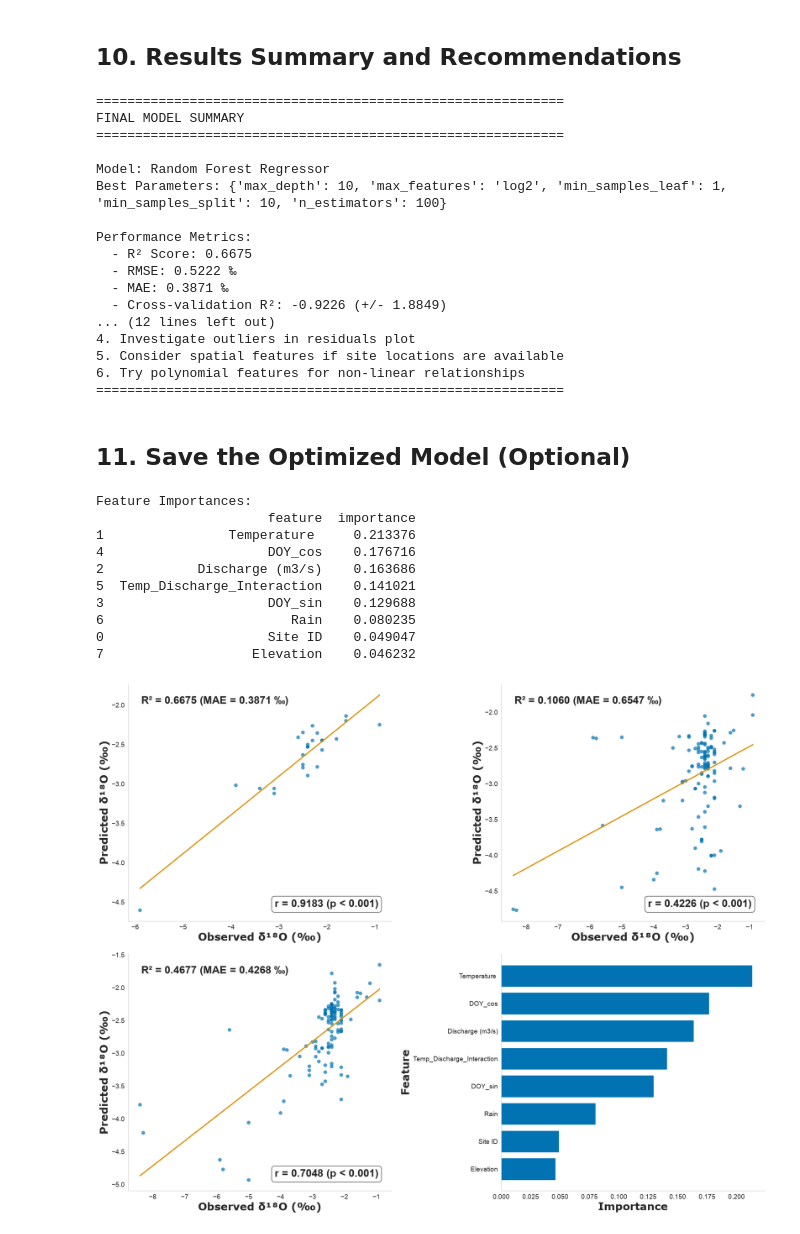
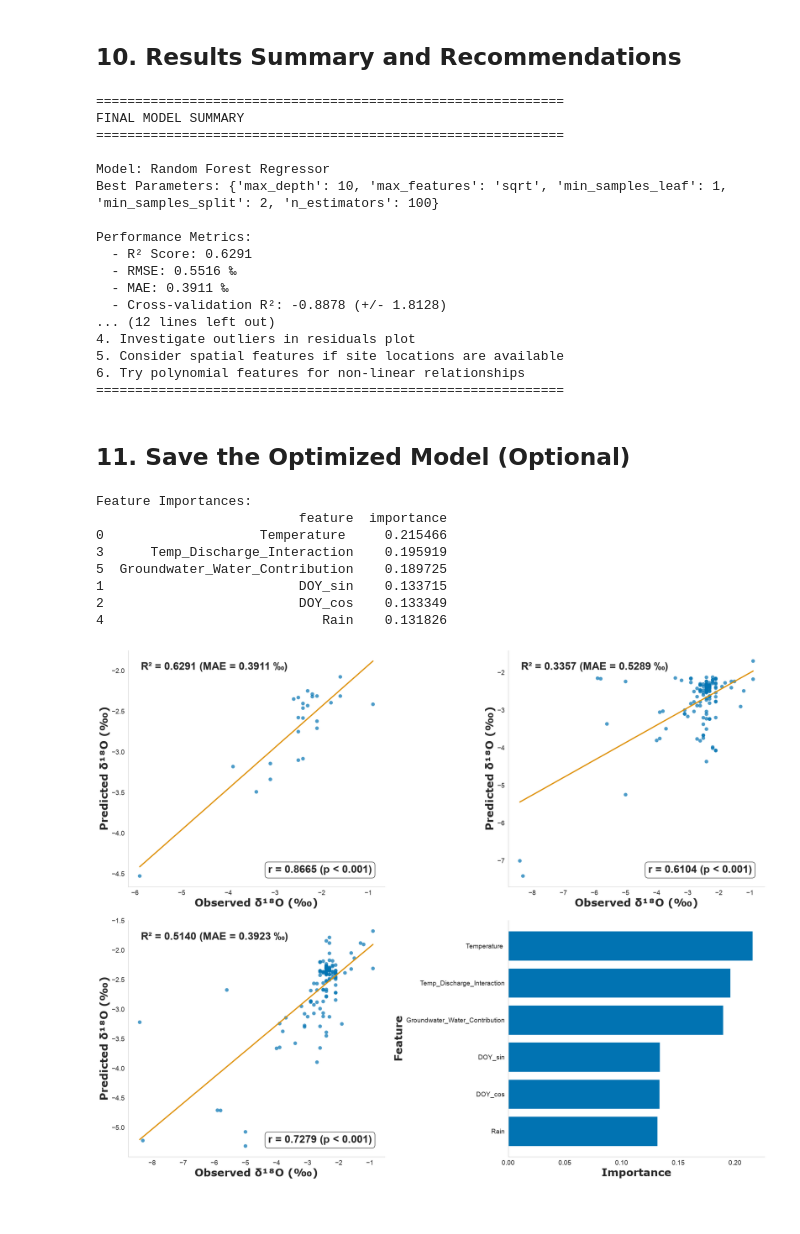
Before and after one commit to kalfaro8/Modeling-Project, a Jupyter notebook: Random-Forest-main/Random_Forest_Improved.ipynb, the cells around one changed output. Cells and saved outputs as stored; diff of their text form; code cells hidden in the pictures.

```diff
--- a/Random-Forest-main/Random_Forest_Improved.ipynb
+++ b/Random-Forest-main/Random_Forest_Improved.ipynb
@@ -49,7 +49,7 @@ plt.rcParams['figure.figsize'] = (10, 6)
 ## 1. Load and Explore Data
 # %%
 # Load data
-df = pd.read_excel("Random Forest Data.xlsx", header=1, usecols="B:L")
+df = pd.read_excel("Random Forest Data.xlsx", header=1, usecols="B:M")
 
 # Filter for stream data
 stream = df[df["Rain or Stream"].str.lower().eq("stream")].copy()
@@ -96,6 +96,7 @@ stream['Temp_Discharge_Interaction'] = stream['Temperature '] * stream['Discharg
 # Add other isotope data as features (they're related to δ18O)
 stream['d_excess'] = stream['d-excess (‰)']
 stream['d2H'] = stream['δ2H']
+stream['Groundwater_Water_Contribution'] = stream['Qgw/Qr%']
 
 # Rain Feature
 stream['Rain'] = stream['Precipitation (mm)']
@@ -103,9 +104,9 @@ stream['Elevation'] = stream['Elevation (ft)']
 
 # Define feature columns
 feature_col = [
-    "Site ID",
+    #"Site ID",
     "Temperature ",
-    "Discharge (m3/s)",
+    #"Discharge (m3/s)",
     #"Month",
     #"Day_of_Year",
     #"d_excess",
@@ -114,7 +115,8 @@ feature_col = [
    "DOY_cos",
     "Temp_Discharge_Interaction",
     "Rain",
-    "Elevation"
+    #"Elevation",
+    "Groundwater_Water_Contribution"
 ]
 
 print(f"Features used: {feature_col}")
@@ -738,13 +739,13 @@ FINAL MODEL SUMMARY
 ============================================================
 
 Model: Random Forest Regressor
-Best Parameters: {'max_depth': 10, 'max_features': 'log2', 'min_samples_leaf': 1, 'min_samples_split': 10, 'n_estimators': 100}
+Best Parameters: {'max_depth': 10, 'max_features': 'sqrt', 'min_samples_leaf': 1, 'min_samples_split': 2, 'n_estimators': 100}
 
 Performance Metrics:
-  - R² Score: 0.6675
-  - RMSE: 0.5222 ‰
-  - MAE: 0.3871 ‰
-  - Cross-validation R²: -0.9226 (+/- 1.8849)
+  - R² Score: 0.6291
+  - RMSE: 0.5516 ‰
+  - MAE: 0.3911 ‰
+  - Cross-validation R²: -0.8878 (+/- 1.8128)
 ... (12 lines left out)
 4. Investigate outliers in residuals plot
 5. Consider spatial features if site locations are available
@@ -804,8 +805,8 @@ axes[0, 1].grid(False)
 
 # 3. Predicted vs Observed for LOOCV
 axes[1, 0].scatter(y_true_loocv, y_pred_loocv, alpha=0.7, color='#0173B2', s=60, edgecolors='none')
-slope, intercept, r_value, p_value, std_err = stats.linregress(y_true_loocv, y_pred_loocv)
-line_x = np.array([y_true_loocv.min(), y_true_loocv.max()])
+slope, intercept, r_value, p_value, std_err = scipy.stats.linregress(y_true_loocv, y_pred_loocv)
+line_x = np.array([min(y_true_loocv), max(y_true_loocv)])
 line_y = slope * line_x + intercept
 axes[1, 0].plot(line_x, line_y, color='#DE8F05', linestyle='-', lw=2.5)
 axes[1, 0].text(0.05, 0.95, f'R² = {loocv_r2:.4f} (MAE = {loocv_mae:.4f} ‰)', transform=axes[1, 0].transAxes,
@@ -817,40 +818,38 @@ axes[1, 0].text(0.95, 0.05, f'r = {loocv_pearson_r:.4f} ({"p < 0.001" if loocv_p
 axes[1, 0].set_xlabel(r'Observed δ¹⁸O (‰)', fontsize=22, fontweight='bold', fontfamily='Verdana')
 axes[1, 0].set_ylabel(r'Predicted δ¹⁸O (‰)', fontsize=22, fontweight='bold', fontfamily='Verdana')
 axes[1, 0].tick_params(axis='both', which='major', labelsize=14)
 axes[1, 0].spines['top'].set_visible(False)
 axes[1, 0].spines['right'].set_visible(False)
 axes[1, 0].grid(False)
 
 # 4. Feature Importances
 feature_importance = pd.DataFrame({
     'feature': feature_col,
     'importance': optimized_rf.feature_importances_
 }).sort_values('importance', ascending=False)
 
 print("Feature Importances:")
 print(feature_importance)
 
 bars = axes[1, 1].barh(feature_importance['feature'], feature_importance['importance'], color='#0173B2')
 axes[1, 1].set_xlabel('Importance', fontsize=22, fontweight='bold', fontname='Verdana')
 axes[1, 1].set_ylabel('Feature', fontsize=22, fontweight='bold', fontname='Verdana')
 axes[1, 1].tick_params(axis='both', which='major', labelsize=14)
 axes[1, 1].invert_yaxis()
 axes[1, 1].spines['top'].set_visible(False)
 axes[1, 1].spines['right'].set_visible(False)
 axes[1, 1].grid(False)
 
 # Apply tight layout to prevent overlapping
 plt.tight_layout(pad=2.0)
 plt.show()
 # %% [output]
 Feature Importances:
-                      feature  importance
-1                Temperature     0.213376
-4                     DOY_cos    0.176716
-2            Discharge (m3/s)    0.163686
-5  Temp_Discharge_Interaction    0.141021
-3                     DOY_sin    0.129688
-6                        Rain    0.080235
-0                     Site ID    0.049047
-7                   Elevation    0.046232
+                          feature  importance
+0                    Temperature     0.215466
+3      Temp_Discharge_Interaction    0.195919
+5  Groundwater_Water_Contribution    0.189725
+1                         DOY_sin    0.133715
+2                         DOY_cos    0.133349
+4                            Rain    0.131826
-[figure, old version]
+[figure, new version]
```
Also changed, not shown: parts of 13 cells of this notebook, 5 other files.
